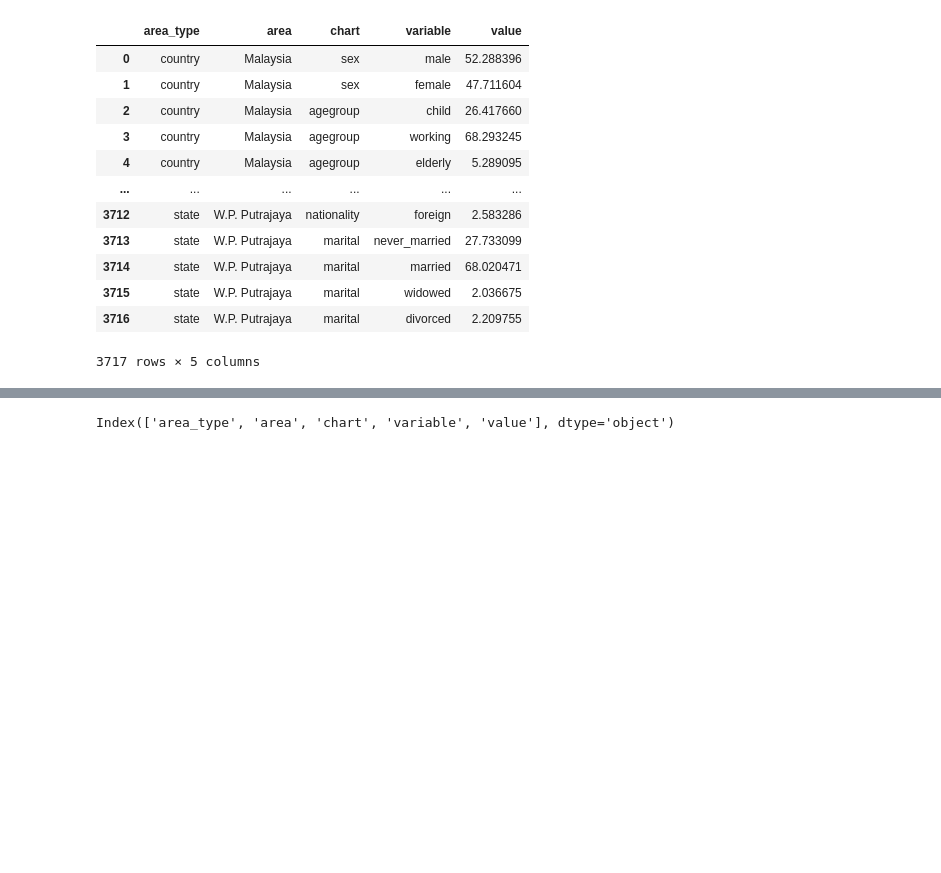
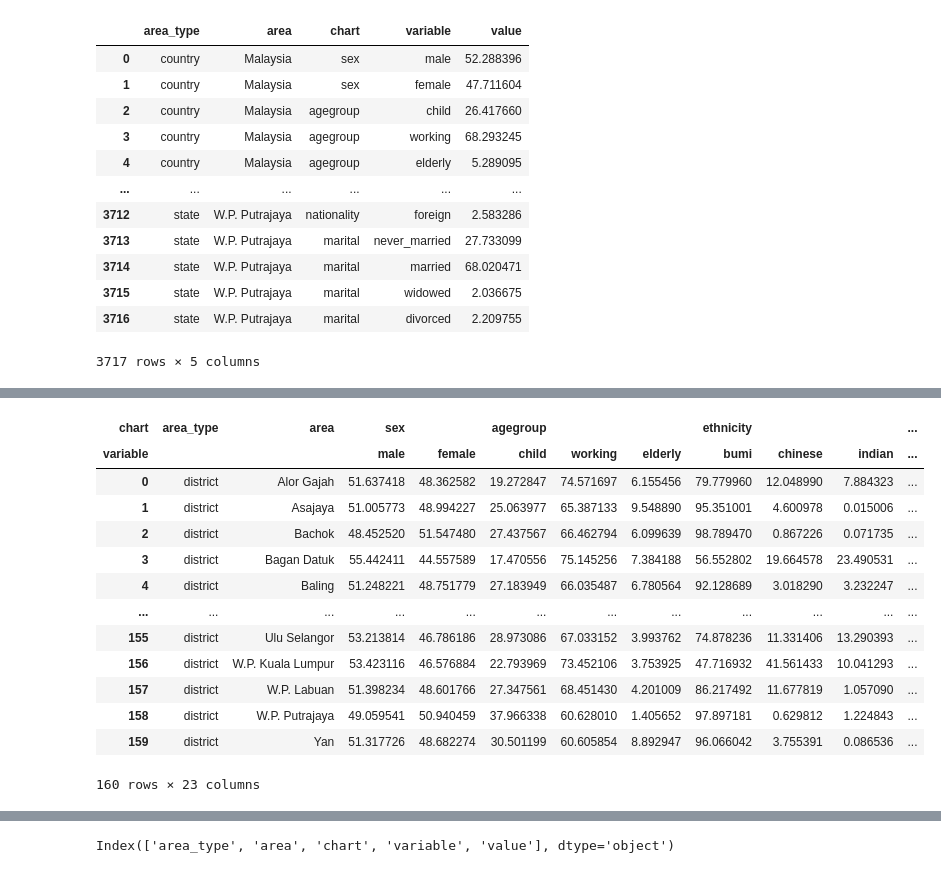
Before and after one commit to booluckgmie/sharecode, a Jupyter notebook: nb/kawasanku2023.ipynb, the cells around one changed output, grey strips where cells are left out. Drawn from its saved outputs; the diff is of its cells as text; code cells hidden in the pictures; blank space fills up the shorter version.

```diff
--- a/nb/kawasanku2023.ipynb
+++ b/nb/kawasanku2023.ipynb
@@ -44,12 +63,27 @@ dfM.to_csv('kawasanku_malaysia2021.csv', index=True)
 # %%
 df3 = df.query("area_type == 'district'").reset_index()
 
 # Example dataframe
 
 # Pivot the dataframe to create separate columns for each value of 'variable'
 df_pivoted = df3.pivot(index=['area_type', 'area'], columns=['chart','variable'], values='value').reset_index()
 df_pivoted
-df_pivoted.to_csv('kawasanku_district2021.csv', index=False)
+# df_pivoted.to_csv('kawasanku_district2021.csv', index=False)
+# %% [output]
+| chart | area_type | area | sex |  | agegroup |  |  | ethnicity |  |  | ... |
+| variable |  |  | male | female | child | working | elderly | bumi | chinese | indian | ... |
+| 0 | district | Alor Gajah | 51.637418 | 48.362582 | 19.272847 | 74.571697 | 6.155456 | 79.779960 | 12.048990 | 7.884323 | ... |
+| 1 | district | Asajaya | 51.005773 | 48.994227 | 25.063977 | 65.387133 | 9.548890 | 95.351001 | 4.600978 | 0.015006 | ... |
+| 2 | district | Bachok | 48.452520 | 51.547480 | 27.437567 | 66.462794 | 6.099639 | 98.789470 | 0.867226 | 0.071735 | ... |
+| 3 | district | Bagan Datuk | 55.442411 | 44.557589 | 17.470556 | 75.145256 | 7.384188 | 56.552802 | 19.664578 | 23.490531 | ... |
+| 4 | district | Baling | 51.248221 | 48.751779 | 27.183949 | 66.035487 | 6.780564 | 92.128689 | 3.018290 | 3.232247 | ... |
+| ... | ... | ... | ... | ... | ... | ... | ... | ... | ... | ... | ... |
+| 155 | district | Ulu Selangor | 53.213814 | 46.786186 | 28.973086 | 67.033152 | 3.993762 | 74.878236 | 11.331406 | 13.290393 | ... |
+| 156 | district | W.P. Kuala Lumpur | 53.423116 | 46.576884 | 22.793969 | 73.452106 | 3.753925 | 47.716932 | 41.561433 | 10.041293 | ... |
+| 157 | district | W.P. Labuan | 51.398234 | 48.601766 | 27.347561 | 68.451430 | 4.201009 | 86.217492 | 11.677819 | 1.057090 | ... |
+| 158 | district | W.P. Putrajaya | 49.059541 | 50.940459 | 37.966338 | 60.628010 | 1.405652 | 97.897181 | 0.629812 | 1.224843 | ... |
+| 159 | district | Yan | 51.317726 | 48.682274 | 30.501199 | 60.605854 | 8.892947 | 96.066042 | 3.755391 | 0.086536 | ... |
+160 rows × 23 columns
 # %%
 df4 = df.query("area_type == 'state'").reset_index()
 
```
Also changed, not shown: parts of 6 cells of this notebook, 6 other files.
